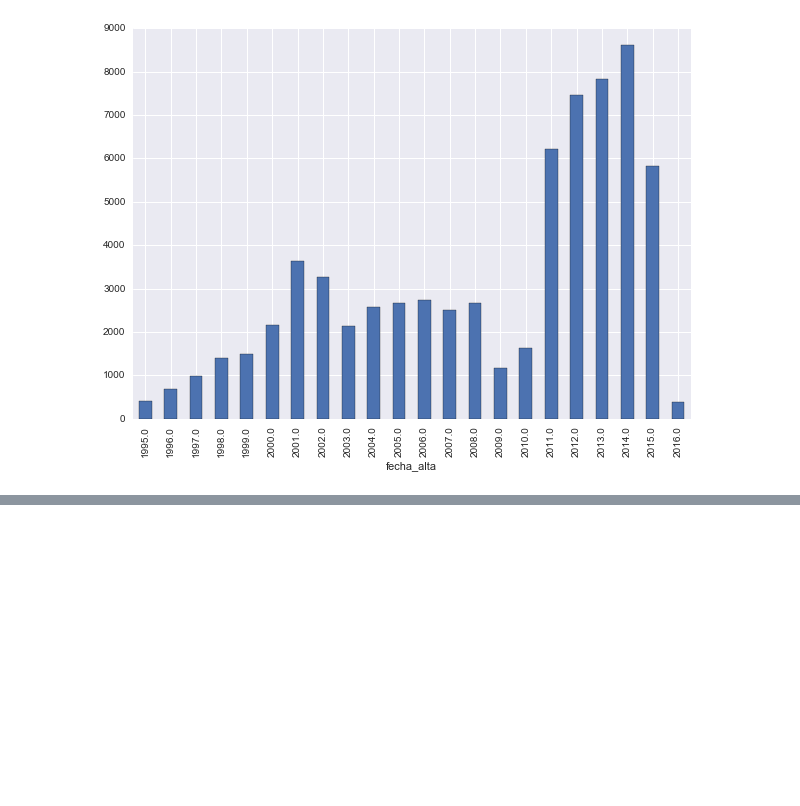
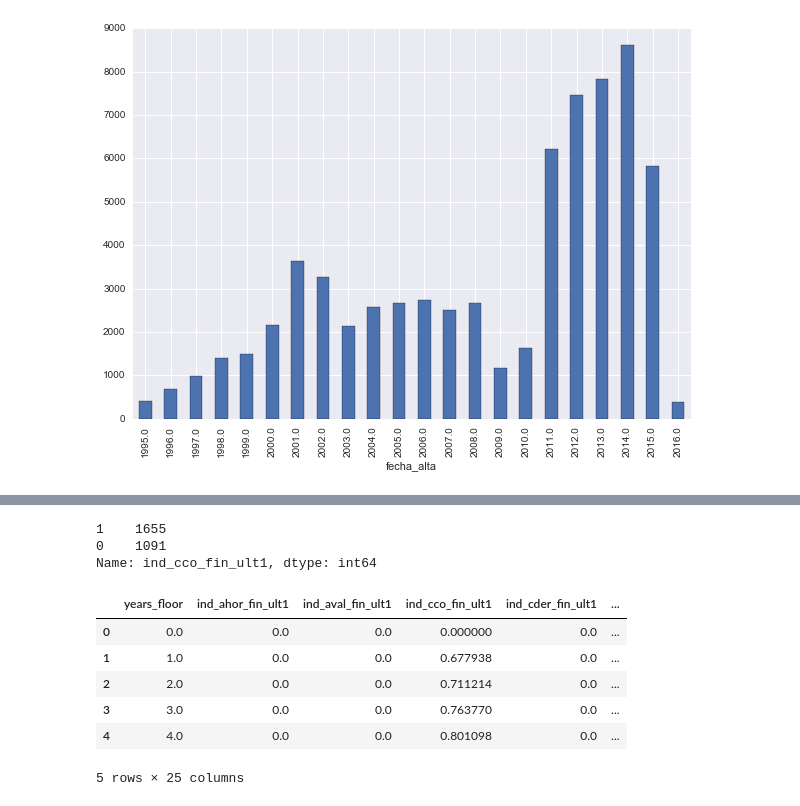
Before and after one commit to ryankresse/santander, a Jupyter notebook: eda.ipynb, the cells around one changed output, grey strips where cells are left out. Cells and saved outputs as stored; diff of their text form; code cells hidden in the pictures; blank space fills up the shorter version.

```diff
--- a/eda.ipynb
+++ b/eda.ipynb
@@ -285,0 +286,20 @@ df['acctAge(days)'].hist()
+# %%
+df[df.years_floor == 10].ind_cco_fin_ult1.value_counts()
+# %% [output]
+1    1655
+0    1091
+Name: ind_cco_fin_ult1, dtype: int64
+# %%
+def calcRates(group):
+    rates = group.iloc[:,24:-8].sum()/group.shape[0]
+    return rates
+ratesByYear = groupedByYear.apply(calcRates).reset_index()
+ratesByYear.head()
+# %% [output]
+|  | years_floor | ind_ahor_fin_ult1 | ind_aval_fin_ult1 | ind_cco_fin_ult1 | ind_cder_fin_ult1 | ... |
+| 0 | 0.0 | 0.0 | 0.0 | 0.000000 | 0.0 | ... |
+| 1 | 1.0 | 0.0 | 0.0 | 0.677938 | 0.0 | ... |
+| 2 | 2.0 | 0.0 | 0.0 | 0.711214 | 0.0 | ... |
+| 3 | 3.0 | 0.0 | 0.0 | 0.763770 | 0.0 | ... |
+| 4 | 4.0 | 0.0 | 0.0 | 0.801098 | 0.0 | ... |
+5 rows × 25 columns
```
Also changed, not shown: parts of 19 cells of this notebook.
